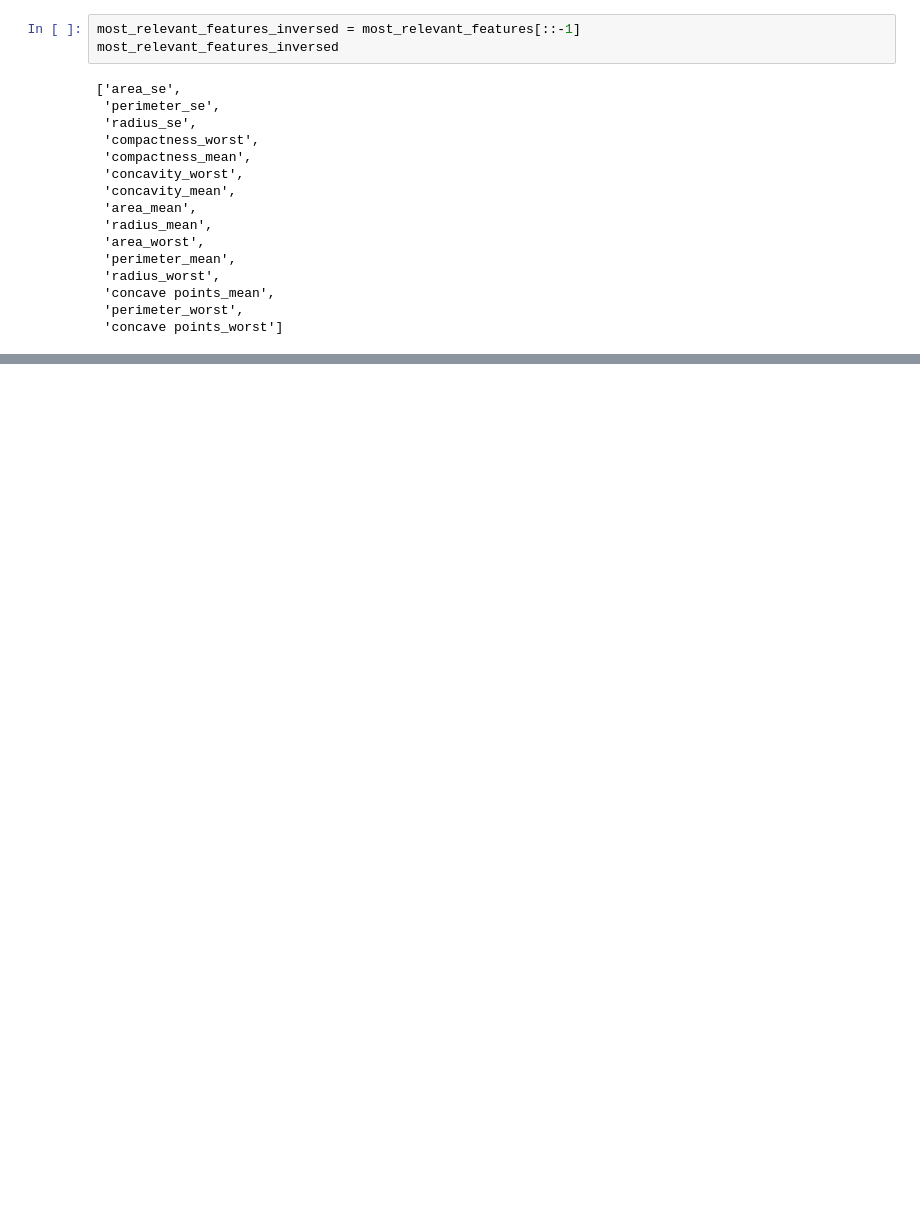
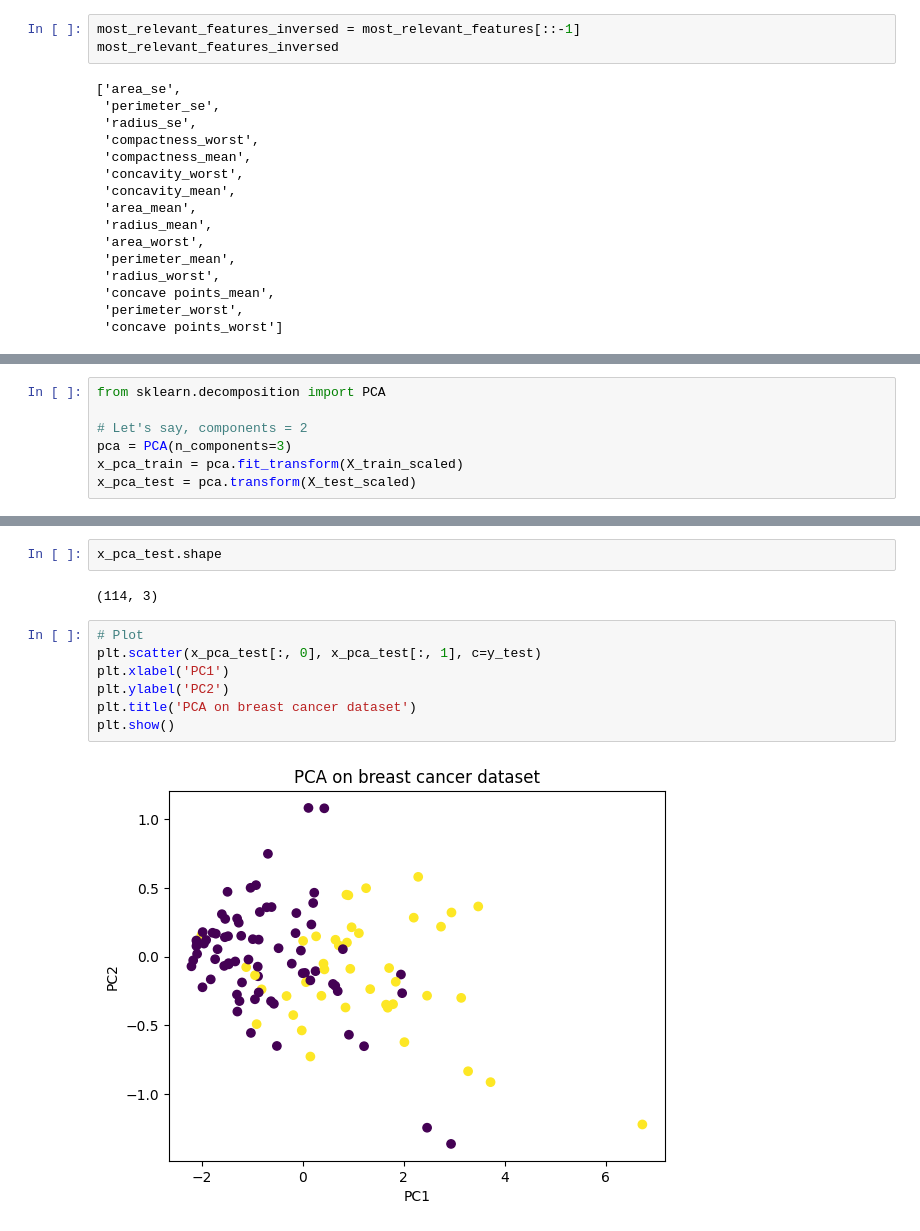
Before and after one commit to CSAADZIDI/ML_challenge_logistic_regression, a Jupyter notebook: breast_cancer_wisconsin.ipynb, the cells around one changed output, grey strips where cells are left out. Drawn from its saved outputs; the diff is of its cells as text; blank space fills up the shorter version.

```diff
--- a/breast_cancer_wisconsin.ipynb
+++ b/breast_cancer_wisconsin.ipynb
@@ -327,0 +552,7 @@ for col in most_relevant_features_inversed:
+# %%
+from sklearn.decomposition import PCA
+
+# Let's say, components = 2
+pca = PCA(n_components=3)
+x_pca_train = pca.fit_transform(X_train_scaled)
+x_pca_test = pca.transform(X_test_scaled)
@@ -327,0 +579,13 @@ for col in most_relevant_features_inversed:
+# %%
+x_pca_test.shape
+# %% [output]
+(114, 3)
+# %%
+# Plot
+plt.scatter(x_pca_test[:, 0], x_pca_test[:, 1], c=y_test)
+plt.xlabel('PC1')
+plt.ylabel('PC2')
+plt.title('PCA on breast cancer dataset')
+plt.show()
+# %% [output]
+[figure, added]
```
Also changed, not shown: parts of 49 cells of this notebook, 1 other file.
